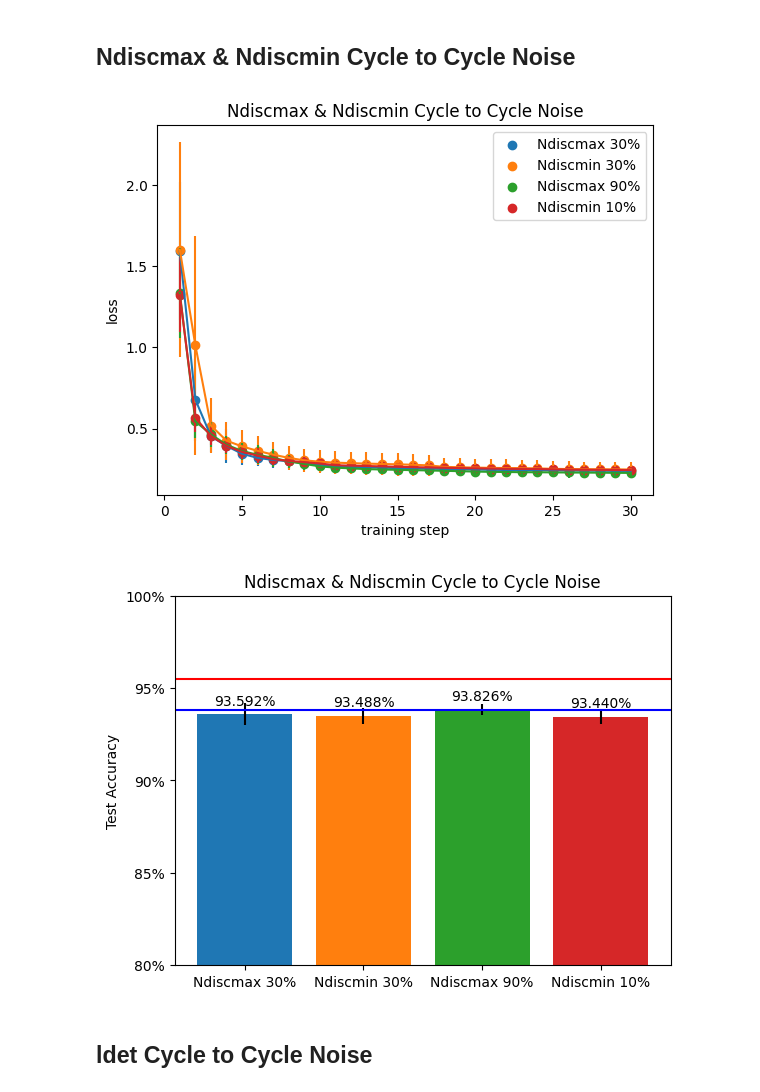
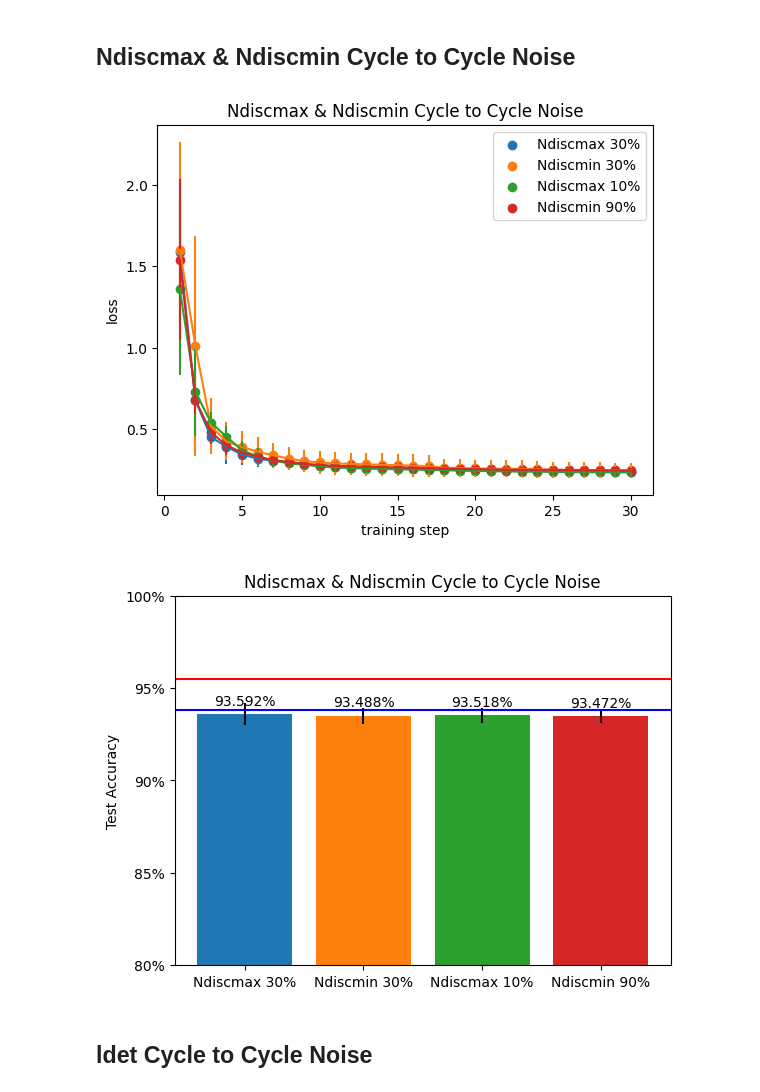
Before and after one commit to IBM/aihwkit, a Jupyter notebook: JART_v1b_tests/wandb_plots.ipynb, the cells around one changed output. Drawn from its saved outputs; the diff is of its cells as text; code cells hidden in the pictures.

Commit message:
small plot fix

```diff
--- a/JART_v1b_tests/wandb_plots.ipynb
+++ b/JART_v1b_tests/wandb_plots.ipynb
@@ -34,10 +34,10 @@ rdet_dtod_realistic_run_id = []
 # ctoc noise
 # Ndiscmax
 Ndiscmax_ctoc_30_run_id = []
-Ndiscmax_ctoc_90_run_id = []
+Ndiscmax_ctoc_10_run_id = []
 # Ndiscmin
 Ndiscmin_ctoc_30_run_id = []
-Ndiscmin_ctoc_10_run_id = []
+Ndiscmin_ctoc_90_run_id = []
 # ldet
 ldet_ctoc_direct_30_run_id = []
 ldet_ctoc_slope_30_run_id = []
@@ -82,13 +82,13 @@ for i in range(len(job_list)):
 
     if job_list[i] == 'Ndiscmax_ctoc_30%':
         Ndiscmax_ctoc_30_run_id.append(i)
-    if job_list[i] == 'Ndiscmax_ctoc_90%':
-        Ndiscmax_ctoc_90_run_id.append(i)
+    if job_list[i] == 'Ndiscmax_ctoc_10%':
+        Ndiscmax_ctoc_10_run_id.append(i)
 
     if job_list[i] == 'Ndiscmin_ctoc_30%':
         Ndiscmin_ctoc_30_run_id.append(i)
-    if job_list[i] == 'Ndiscmin_ctoc_10%':
-        Ndiscmin_ctoc_10_run_id.append(i)
+    if job_list[i] == 'Ndiscmin_ctoc_90%':
+        Ndiscmin_ctoc_90_run_id.append(i)
 
     if job_list[i] == 'ldet_ctoc_direct_30%':
         ldet_ctoc_direct_30_run_id.append(i)
@@ -276,16 +276,16 @@ plot_data_accuracy_with_bar(data = runs, plot_run_ids = run_ids, title = 'Realis
 # %%
 run_ids = []
 run_ids.append(Ndiscmax_ctoc_30_run_id)
 run_ids.append(Ndiscmin_ctoc_30_run_id)
-run_ids.append(Ndiscmax_ctoc_90_run_id)
-run_ids.append(Ndiscmin_ctoc_10_run_id)
-job_names = ["Ndiscmax 30%", "Ndiscmin 30%", "Ndiscmax 90%", "Ndiscmin 10%"]
+run_ids.append(Ndiscmax_ctoc_10_run_id)
+run_ids.append(Ndiscmin_ctoc_90_run_id)
+job_names = ["Ndiscmax 30%", "Ndiscmin 30%", "Ndiscmax 10%", "Ndiscmin 90%"]
 
 plot_data_loss(data = runs, plot_run_ids = run_ids, title = 'Ndiscmax & Ndiscmin Cycle to Cycle Noise', job_names=job_names)
 plot_data_accuracy_with_bar(data = runs, plot_run_ids = run_ids, title = 'Ndiscmax & Ndiscmin Cycle to Cycle Noise', Floating_Point_Accuracy = Floating_Point_Accuracy, noise_free_Accuracy = noise_free_Accuracy, job_names=job_names)
 # %% [output]
-[figure, old version]
+[figure, new version]
-[figure, old version]
+[figure, new version]
 # %% [markdown]
 ## ldet Cycle to Cycle Noise
 # %%
```
Also changed, not shown: parts of 1 cell of this notebook.
